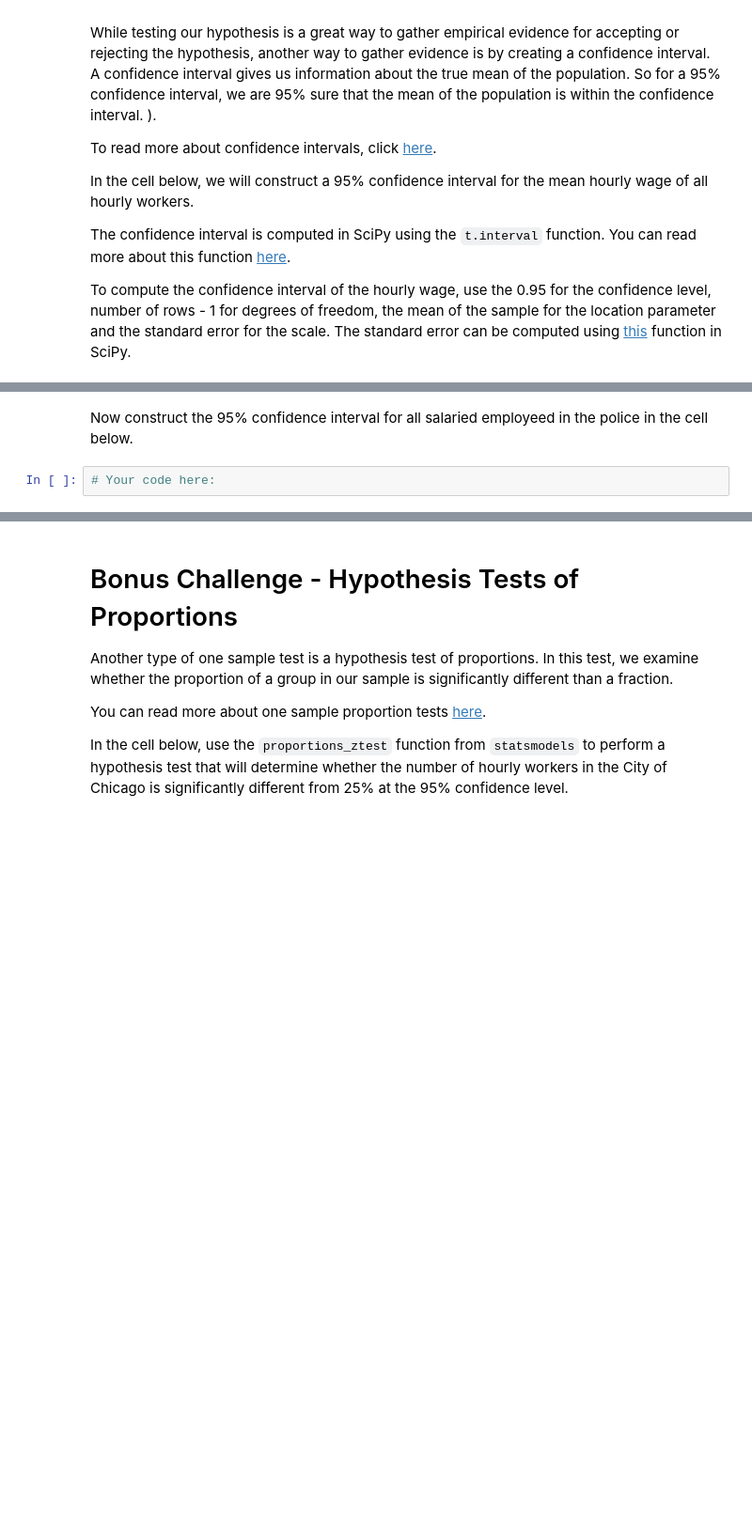
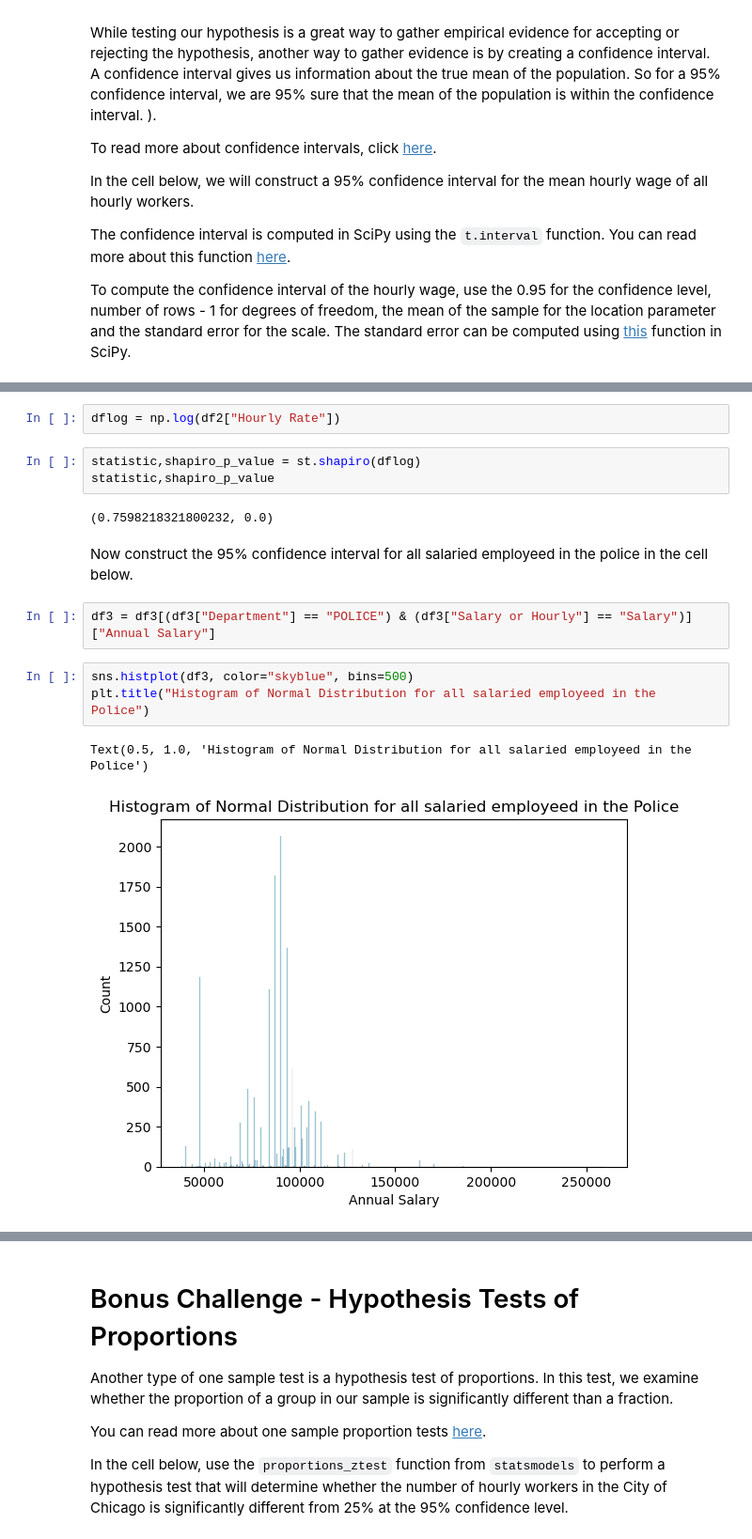
Before and after one commit to OSCGRA/lab-hypothesis-testing-1, a Jupyter notebook: your-code/main.ipynb, the cells around one changed output, grey strips where cells are left out. Shown: that part at 94% size. Cells and saved outputs as stored; diff of their text form; blank space fills up the shorter version.

```diff
--- a/your-code/main.ipynb
+++ b/your-code/main.ipynb
@@ -234,4 +293,17 @@ To compute the confidence interval of the hourly wage, use the 0.95 for the conf
+# %%
+dflog = np.log(df2["Hourly Rate"])
+# %%
+statistic,shapiro_p_value = st.shapiro(dflog)
+statistic,shapiro_p_value
+# %% [output]
+(0.7598218321800232, 0.0)
 # %% [markdown]
 Now construct the 95% confidence interval for all salaried employeed in the police in the cell below.
-# %%
-# Your code here:
+# %%
+df3 = df3[(df3["Department"] == "POLICE") & (df3["Salary or Hourly"] == "Salary")]["Annual Salary"]
+# %%
+sns.histplot(df3, color="skyblue", bins=500)
+plt.title("Histogram of Normal Distribution for all salaried employeed in the Police")
+# %% [output]
+Text(0.5, 1.0, 'Histogram of Normal Distribution for all salaried employeed in the Police')
+[figure, added]
```
Also changed, not shown: parts of 29 cells of this notebook.
